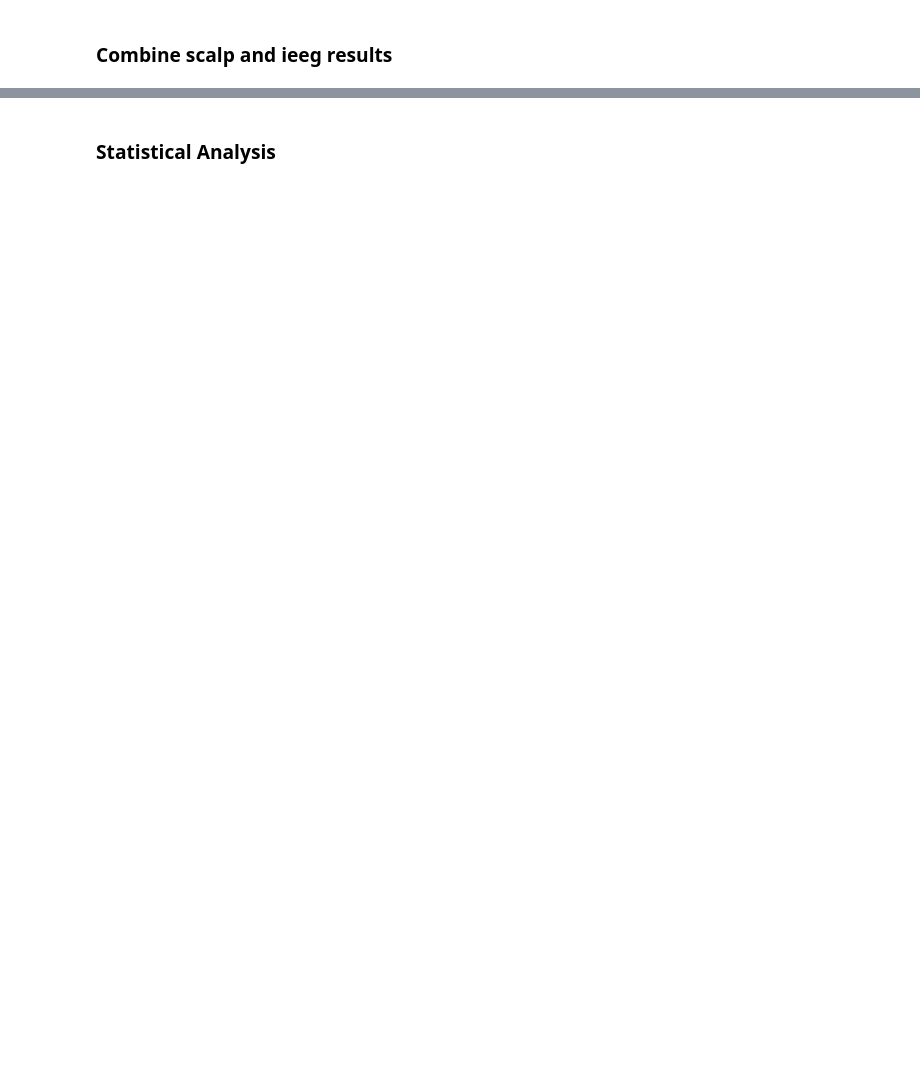
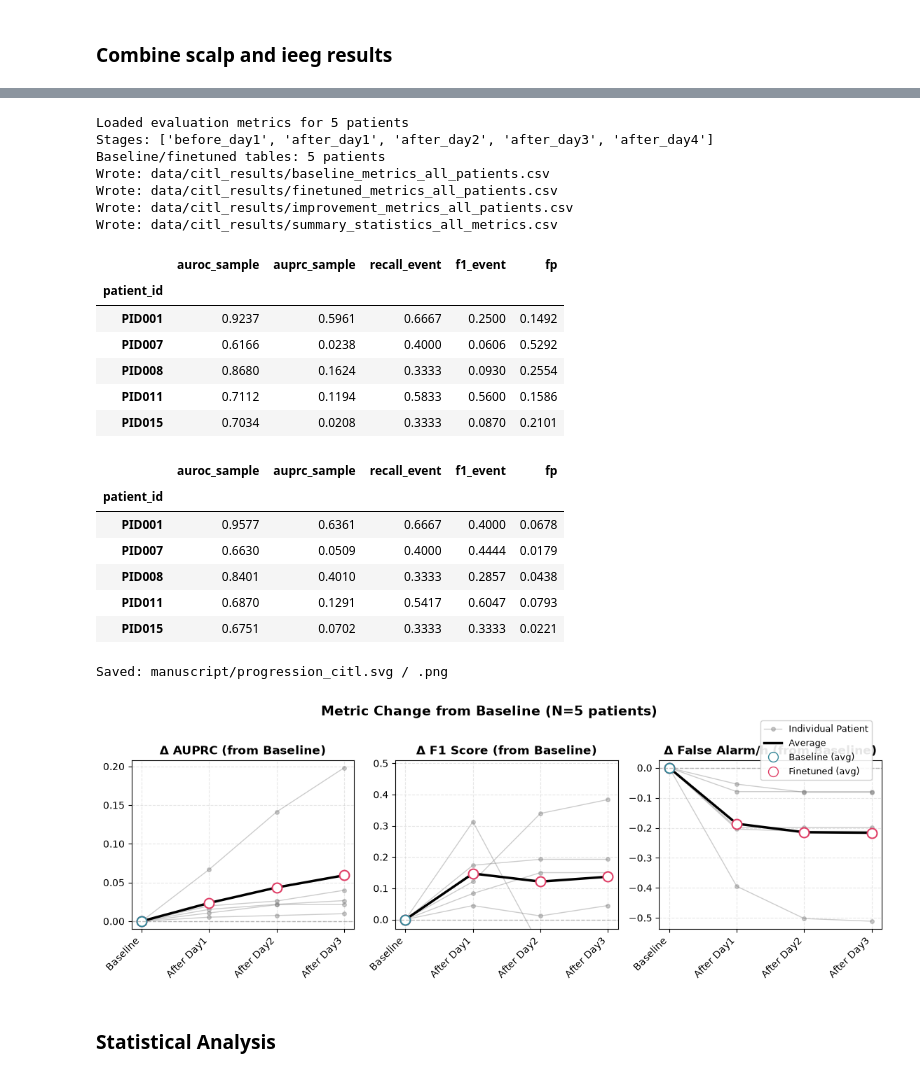
Before and after one commit to penn-cnt/Pioneer-Finetune-Release, a Jupyter notebook: 05_aggregate_results.ipynb, the cells around one changed output, grey strips where cells are left out. Cells and saved outputs as stored; diff of their text form; code cells hidden in the pictures; blank space fills up the shorter version.

```diff
--- a/05_aggregate_results.ipynb
+++ b/05_aggregate_results.ipynb
@@ -971,3 +1270,77 @@ for label_type in ['patient', 'databricks']:
+# %%
+all_patient_results, stage_order = load_all_patient_evaluation_metrics(citl_patient_ids, citl_dir)
+baseline_df, finetuned_df = build_baseline_finetuned_from_eval(all_patient_results)
+improvement_df = finetuned_df - baseline_df
+
+baseline_csv = f'{citl_dir}/baseline_metrics_all_patients.csv'
+finetuned_csv = f'{citl_dir}/finetuned_metrics_all_patients.csv'
+improvement_csv = f'{citl_dir}/improvement_metrics_all_patients.csv'
+summary_csv = f'{citl_dir}/summary_statistics_all_metrics.csv'
+
+baseline_df.to_csv(baseline_csv)
+finetuned_df.to_csv(finetuned_csv)
+improvement_df.to_csv(improvement_csv)
+
+all_metrics = baseline_df.select_dtypes(include=[np.number]).columns.tolist()
+summary_rows = []
+for metric in all_metrics:
+    b = baseline_df[metric].dropna()
+    f = finetuned_df[metric].dropna()
+    d = improvement_df[metric].dropna()
+    summary_rows.append({
+        'Metric': metric_labels.get(metric, metric),
+        'Metric_key': metric,
+        'Baseline_Mean': b.mean(),
+        'Baseline_Std': b.std(),
+        'Finetuned_Mean': f.mean(),
+        'Finetuned_Std': f.std(),
+        'Improvement_Mean': d.mean(),
+        'Improvement_Std': d.std(),
+        'N_Patients': len(b),
+    })
+summary_stats_df = pd.DataFrame(summary_rows).set_index('Metric_key')
+summary_stats_df.to_csv(summary_csv)
+
+print(f'Wrote: {baseline_csv}')
+print(f'Wrote: {finetuned_csv}')
+print(f'Wrote: {improvement_csv}')
+print(f'Wrote: {summary_csv}')
+display(baseline_df[plot_vars].round(4))
+display(finetuned_df[plot_vars].round(4))
+
+prog_save = f'{out_dir}/progression_citl'
+plot_metrics_multi_patient_gray(
+    all_patient_results,
+    stage_order,
+    metric_names=citl_progression_metrics,
+    figsize=(11.5, 4),
+    save_path=prog_save,
+    plot_difference=True,
+)
+# %% [output]
+Loaded evaluation metrics for 5 patients
+Stages: ['before_day1', 'after_day1', 'after_day2', 'after_day3', 'after_day4']
+Baseline/finetuned tables: 5 patients
+Wrote: data/citl_results/baseline_metrics_all_patients.csv
+Wrote: data/citl_results/finetuned_metrics_all_patients.csv
+Wrote: data/citl_results/improvement_metrics_all_patients.csv
+Wrote: data/citl_results/summary_statistics_all_metrics.csv
+|  | auroc_sample | auprc_sample | recall_event | f1_event | fp |
+| patient_id |  |  |  |  |  |
+| PID001 | 0.9237 | 0.5961 | 0.6667 | 0.2500 | 0.1492 |
+| PID007 | 0.6166 | 0.0238 | 0.4000 | 0.0606 | 0.5292 |
+| PID008 | 0.8680 | 0.1624 | 0.3333 | 0.0930 | 0.2554 |
+| PID011 | 0.7112 | 0.1194 | 0.5833 | 0.5600 | 0.1586 |
+| PID015 | 0.7034 | 0.0208 | 0.3333 | 0.0870 | 0.2101 |
+|  | auroc_sample | auprc_sample | recall_event | f1_event | fp |
+| patient_id |  |  |  |  |  |
+| PID001 | 0.9577 | 0.6361 | 0.6667 | 0.4000 | 0.0678 |
+| PID007 | 0.6630 | 0.0509 | 0.4000 | 0.4444 | 0.0179 |
+| PID008 | 0.8401 | 0.4010 | 0.3333 | 0.2857 | 0.0438 |
+| PID011 | 0.6870 | 0.1291 | 0.5417 | 0.6047 | 0.0793 |
+| PID015 | 0.6751 | 0.0702 | 0.3333 | 0.3333 | 0.0221 |
+Saved: manuscript/progression_citl.svg / .png
+[figure, added]
 # %% [markdown]
 ### Statistical Analysis
 # %%
```
Also changed, not shown: parts of 47 cells of this notebook.
